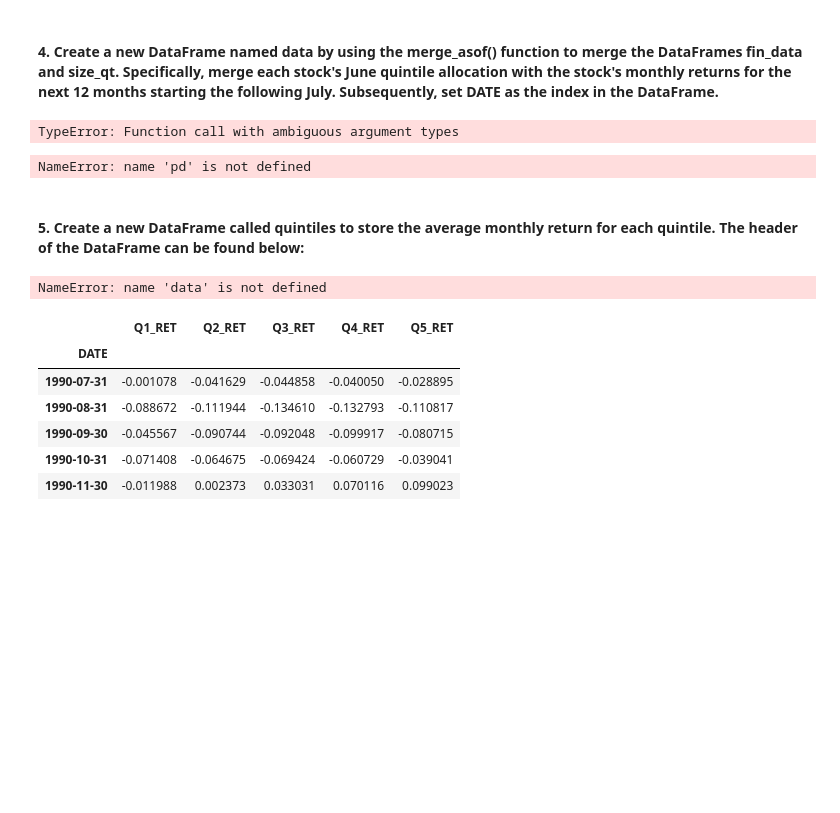
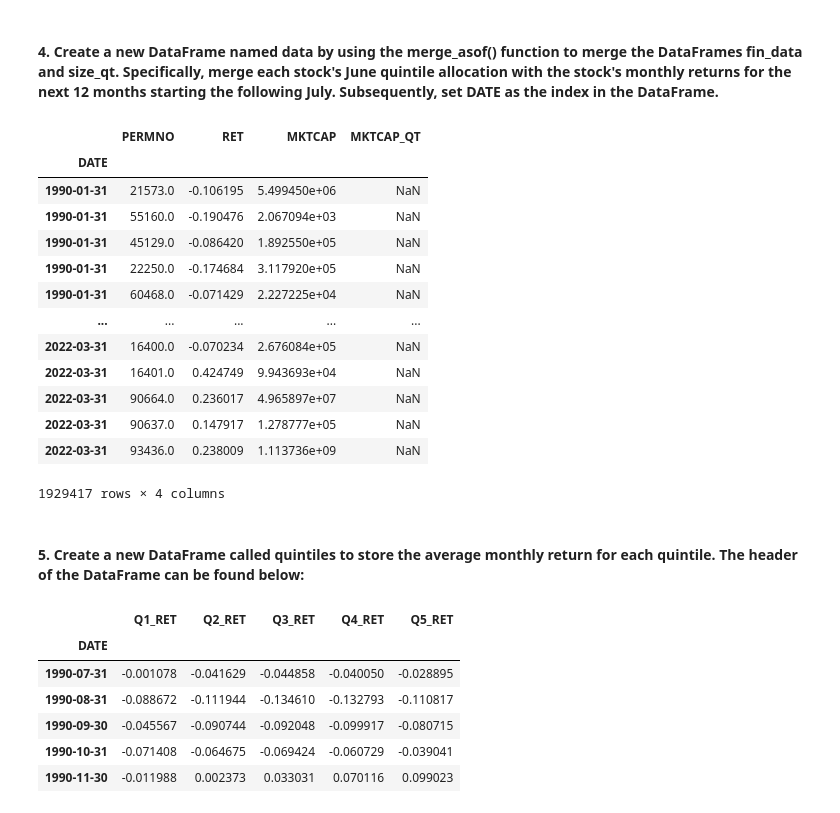
Before and after one commit to kulikj/fina4380-finalproject, a Jupyter notebook: Group Assignment.ipynb, the cells around one changed output. Drawn from its saved outputs; the diff is of its cells as text; code cells hidden in the pictures; blank space fills up the shorter version.

Commit message:
slight fix, quintile col error remains

```diff
--- a/Group Assignment.ipynb
+++ b/Group Assignment.ipynb
@@ -243,37 +243,40 @@ size_qt.sort_index().head()
 | 1990-06-30 | 66288.0 | 5 |
 # %% [markdown]
 #### 4. Create a new DataFrame named data by using the merge_asof() function to merge the DataFrames fin_data and size_qt. Specifically, merge each stock's June quintile allocation with the stock's monthly returns for the next 12 months starting the following July. Subsequently, set DATE as the index in the DataFrame.
+# %%
+fin_data_reset = fin_data.reset_index()
+size_qt_reset = size_qt.reset_index()
 # %%
-fin_data = fin_data.reset_index()
-size_qt = size_qt.reset_index()
+data = pd.merge_asof(fin_data_reset, size_qt_reset,
+                            left_index=True, right_index=True,
+                            by=['PERMNO', 'DATE'], direction='nearest')
 
-data = pd.merge_asof(fin_data, size_qt, on='DATE', by='PERMNO', direction='forward')
-
-# Shift MKTCAP_QT forward 1 year since quintile allocation is for the following year
-data['MKTCAP_QT'] = data.groupby('PERMNO')['MKTCAP_QT'].shift(-12)
+# shift MKTCAP_QT forward 1 year since quintile allocation is for the following year
+#data['MKTCAP_QT'] = data.groupby('PERMNO')['MKTCAP_QT'].shift(-12)
 data.set_index('DATE', inplace=True)
-# %% [output]
-TypeError: Function call with ambiguous argument types
-# %%
-data = pd.merge_asof(fin_data, size_qt, on='DATE', by='PERMNO', direction='forward', allow_exact_matches=False)
-
-# Shift the MKTCAP_QT column forward 7 rows to align with returns for the following 12 months
-data['MKTCAP_QT'] = data.groupby('PERMNO')['MKTCAP_QT'].shift(-7)
-
-# Set the DATE column as the index
-data = data.set_index('DATE')
-
-data.head()
-# %% [output]
-NameError: name 'pd' is not defined
+# %%
+data
+# %% [output]
+|  | PERMNO | RET | MKTCAP | MKTCAP_QT |
+| DATE |  |  |  |  |
+| 1990-01-31 | 21573.0 | -0.106195 | 5.499450e+06 | NaN |
+| 1990-01-31 | 55160.0 | -0.190476 | 2.067094e+03 | NaN |
+| 1990-01-31 | 45129.0 | -0.086420 | 1.892550e+05 | NaN |
+| 1990-01-31 | 22250.0 | -0.174684 | 3.117920e+05 | NaN |
+| 1990-01-31 | 60468.0 | -0.071429 | 2.227225e+04 | NaN |
+| ... | ... | ... | ... | ... |
+| 2022-03-31 | 16400.0 | -0.070234 | 2.676084e+05 | NaN |
+| 2022-03-31 | 16401.0 | 0.424749 | 9.943693e+04 | NaN |
+| 2022-03-31 | 90664.0 | 0.236017 | 4.965897e+07 | NaN |
+| 2022-03-31 | 90637.0 | 0.147917 | 1.278777e+05 | NaN |
+| 2022-03-31 | 93436.0 | 0.238009 | 1.113736e+09 | NaN |
+1929417 rows × 4 columns
 # %% [markdown]
 #### 5. Create a new DataFrame called quintiles to store the average monthly return for each quintile. The header of the DataFrame can be found below:
 # %%
 # taking the mean and unstacking the quantiles
 quintiles = data.groupby(['DATE', 'MKTCAP_QT'])['RET'].mean().unstack()
 quintiles.columns = ['Q1_RET', 'Q2_RET', 'Q3_RET', 'Q4_RET', 'Q5_RET']
-# %% [output]
-NameError: name 'data' is not defined
 # %%
 quintiles.head()
 # %% [output]
```
Also changed, not shown: parts of 2 cells of this notebook.
